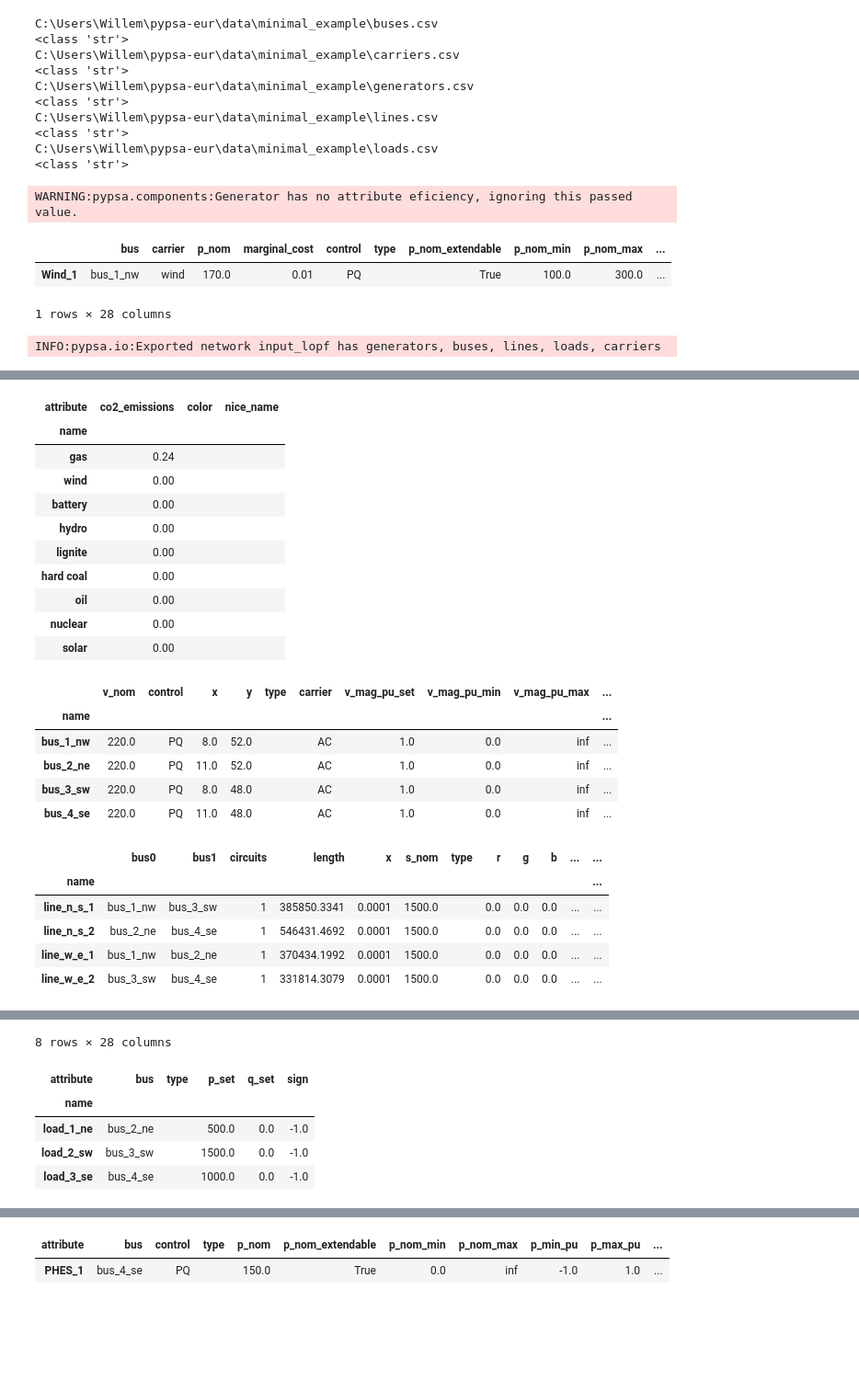
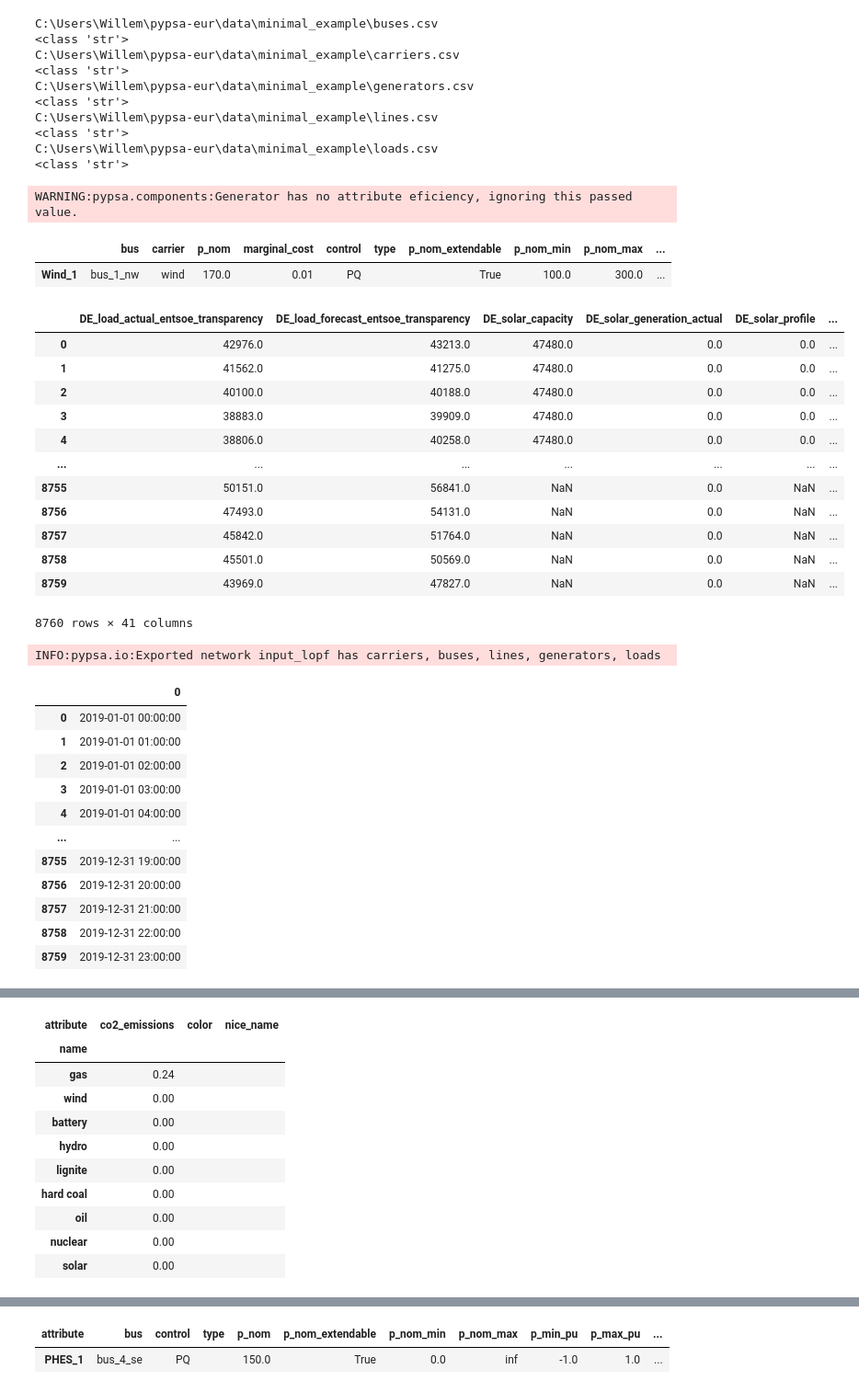
Before and after one commit to WillemDafoe42/PyPSA-rd, a Jupyter notebook: Jupyter Notebook/Example Simple Grid.ipynb, the cells around one changed output, grey strips where cells are left out. Shown: that part at 92% size. Saved outputs shown, nothing was run; the diff lists cells and outputs as text; code cells hidden in the pictures; blank space fills up the shorter version.

```diff
--- a/Jupyter Notebook/Example Simple Grid.ipynb
+++ b/Jupyter Notebook/Example Simple Grid.ipynb
@@ -19,6 +19,12 @@ import matplotlib.pyplot as plt
 import plotly.graph_objects as go
 import cartopy.crs as ccrs
 
+# Display options
+pd.set_option('display.max_columns', None)
+pd.set_option('display.max_rows', 20)
+
+
+
 ## Preprocessing: Calculate line distances based on lat/long coordinates
 #df = pd.read_csv(r"C:\Users\Willem\pypsa-eur\data\minimal_example/buses.csv", sep = ";", encoding='latin-1')
 #df = df.rename(columns = {df.columns[0] : 'name'})
@@ -398,28 +448,53 @@ def clean_storages(network):
 # %%
 # build initial network
 network = pypsa.Network()
 
 # create network & add components from csv folder
 csv_folder = r"C:\Users\Willem\pypsa-eur\data\minimal_example\input"
 csv_folder_lopf = r"C:\Users\Willem\pypsa-eur\data\minimal_example\input_lopf"
 
 # add network components
 build_base_network(8760,1,network,csv_folder,csv_folder_lopf)
 
-display(network.snapshots)
+display(pd.DataFrame(network.snapshots))
 display(network.carriers)
 display(network.buses)
 display(network.lines)
 display(network.generators)
 display(network.loads)
-display(network.generators_t)
+display(network.generators_t.p_set)
+display(network.loads_t.p_set)
 
 ## plot networks
 #print(type(network))
 #network.plot(geomap = False)
 # %% [output]
 WARNING:pypsa.components:Generator has no attribute eficiency, ignoring this passed value.
 |  | bus | carrier | p_nom | marginal_cost | control | type | p_nom_extendable | p_nom_min | p_nom_max | ... |
 | Wind_1 | bus_1_nw | wind | 170.0 | 0.01 | PQ |  | True | 100.0 | 300.0 | ... |
+|  | DE_load_actual_entsoe_transparency | DE_load_forecast_entsoe_transparency | DE_solar_capacity | DE_solar_generation_actual | DE_solar_profile | ... |
+| 0 | 42976.0 | 43213.0 | 47480.0 | 0.0 | 0.0 | ... |
+| 1 | 41562.0 | 41275.0 | 47480.0 | 0.0 | 0.0 | ... |
+| 2 | 40100.0 | 40188.0 | 47480.0 | 0.0 | 0.0 | ... |
+| 3 | 38883.0 | 39909.0 | 47480.0 | 0.0 | 0.0 | ... |
+| 4 | 38806.0 | 40258.0 | 47480.0 | 0.0 | 0.0 | ... |
+| ... | ... | ... | ... | ... | ... | ... |
+| 8755 | 50151.0 | 56841.0 | NaN | 0.0 | NaN | ... |
+| 8756 | 47493.0 | 54131.0 | NaN | 0.0 | NaN | ... |
+| 8757 | 45842.0 | 51764.0 | NaN | 0.0 | NaN | ... |
+| 8758 | 45501.0 | 50569.0 | NaN | 0.0 | NaN | ... |
+| 8759 | 43969.0 | 47827.0 | NaN | 0.0 | NaN | ... |
-1 rows × 28 columns
+8760 rows × 41 columns
-INFO:pypsa.io:Exported network input_lopf has generators, buses, lines, loads, carriers
+INFO:pypsa.io:Exported network input_lopf has carriers, buses, lines, generators, loads
+|  | 0 |
+| 0 | 2019-01-01 00:00:00 |
+| 1 | 2019-01-01 01:00:00 |
+| 2 | 2019-01-01 02:00:00 |
+| 3 | 2019-01-01 03:00:00 |
+| 4 | 2019-01-01 04:00:00 |
+| ... | ... |
+| 8755 | 2019-12-31 19:00:00 |
+| 8756 | 2019-12-31 20:00:00 |
+| 8757 | 2019-12-31 21:00:00 |
+| 8758 | 2019-12-31 22:00:00 |
+| 8759 | 2019-12-31 23:00:00 |
@@ -438,23 +502,11 @@ DatetimeIndex(['2020-01-01 00:00:00', '2020-01-01 01:00:00',
-| attribute | co2_emissions | color | nice_name |
-| name |  |  |  |
-| gas | 0.24 |  |  |
-| wind | 0.00 |  |  |
-| battery | 0.00 |  |  |
-| hydro | 0.00 |  |  |
-| lignite | 0.00 |  |  |
-| hard coal | 0.00 |  |  |
-| oil | 0.00 |  |  |
-| nuclear | 0.00 |  |  |
-| solar | 0.00 |  |  |
-|  | v_nom | control | x | y | type | carrier | v_mag_pu_set | v_mag_pu_min | v_mag_pu_max | ... |
-| name |  |  |  |  |  |  |  |  |  | ... |
-| bus_1_nw | 220.0 | PQ | 8.0 | 52.0 |  | AC | 1.0 | 0.0 | inf | ... |
-| bus_2_ne | 220.0 | PQ | 11.0 | 52.0 |  | AC | 1.0 | 0.0 | inf | ... |
-| bus_3_sw | 220.0 | PQ | 8.0 | 48.0 |  | AC | 1.0 | 0.0 | inf | ... |
-| bus_4_se | 220.0 | PQ | 11.0 | 48.0 |  | AC | 1.0 | 0.0 | inf | ... |
-|  | bus0 | bus1 | circuits | length | x | s_nom | type | r | g | b | ... | ... |
-| name |  |  |  |  |  |  |  |  |  |  |  | ... |
-| line_n_s_1 | bus_1_nw | bus_3_sw | 1 | 385850.3341 | 0.0001 | 1500.0 |  | 0.0 | 0.0 | 0.0 | ... | ... |
-| line_n_s_2 | bus_2_ne | bus_4_se | 1 | 546431.4692 | 0.0001 | 1500.0 |  | 0.0 | 0.0 | 0.0 | ... | ... |
-| line_w_e_1 | bus_1_nw | bus_2_ne | 1 | 370434.1992 | 0.0001 | 1500.0 |  | 0.0 | 0.0 | 0.0 | ... | ... |
-| line_w_e_2 | bus_3_sw | bus_4_se | 1 | 331814.3079 | 0.0001 | 1500.0 |  | 0.0 | 0.0 | 0.0 | ... | ... |
+| attribute | co2_emissions | color | nice_name |
+| name |  |  |  |
+| gas | 0.24 |  |  |
+| wind | 0.00 |  |  |
+| battery | 0.00 |  |  |
+| hydro | 0.00 |  |  |
+| lignite | 0.00 |  |  |
+| hard coal | 0.00 |  |  |
+| oil | 0.00 |  |  |
+| nuclear | 0.00 |  |  |
+| solar | 0.00 |  |  |
@@ -472,6 +540,0 @@ DatetimeIndex(['2020-01-01 00:00:00', '2020-01-01 01:00:00',
-8 rows × 28 columns
-| attribute | bus | type | p_set | q_set | sign |
-| name |  |  |  |  |  |
-| load_1_ne | bus_2_ne |  | 500.0 | 0.0 | -1.0 |
-| load_2_sw | bus_3_sw |  | 1500.0 | 0.0 | -1.0 |
-| load_3_se | bus_4_se |  | 1000.0 | 0.0 | -1.0 |
```
Also changed, not shown: parts of 9 cells of this notebook.
